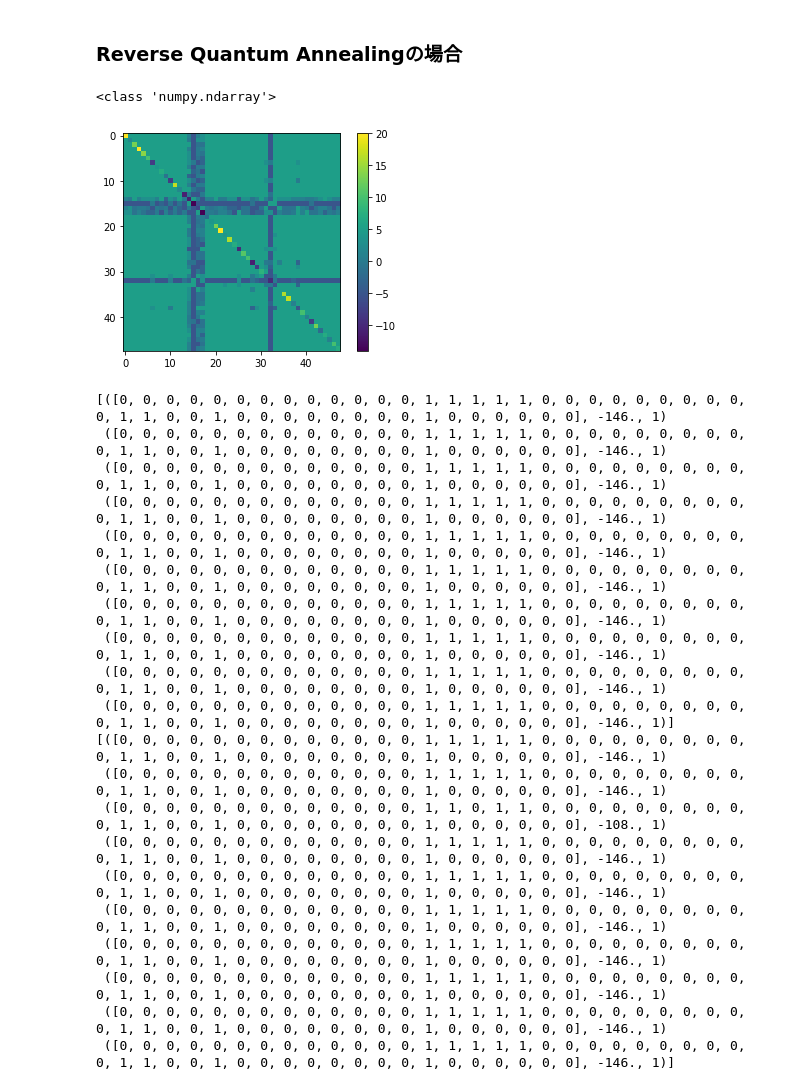
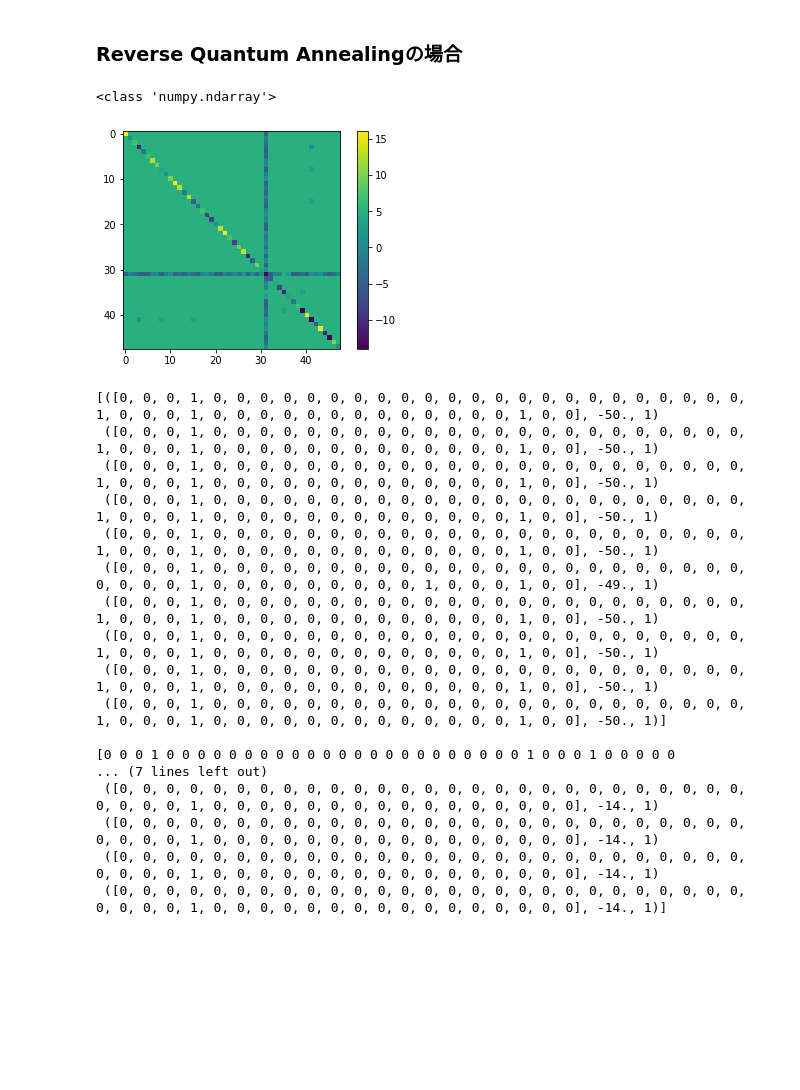
Before and after one commit to OpenJij/OpenJijTutorial, a Jupyter notebook: source/ja/013-ReverseQuantumAnnealing.ipynb, the cells around one changed output. Cells and saved outputs as stored; diff of their text form; code cells hidden in the pictures; blank space fills up the shorter version.

```diff
--- a/source/ja/013-ReverseQuantumAnnealing.ipynb
+++ b/source/ja/013-ReverseQuantumAnnealing.ipynb
@@ -280,26 +287,28 @@ from openjij import SQASampler
 sampler = SQASampler()
 
 NassetsList = [48]#, 30, 36, 42, 48, 54, 60]
+JF = 7.0
 
 for Nassets in NassetsList:
-    Solution = np.full(Nassets, -1)
+
 
     #相関係数などの準備
     Chart = CreateAssets(Nassets)
-    CoeffMat = np.corrcoef(Chart)
+    Chart_pd = pd.DataFrame(Chart).T
+    pairwise_corr = Chart_pd.corr(method='pearson')
     SR_list = list()
     for asset in Chart:
         SR_list.append(CalculateSharpeRatio(asset))
 
     #Bucketの翻訳
     SRBucket(SR_list)
-    CorrelationBucket(CoeffMat)
-
+    CorrelationBucket(pairwise_corr)
+    #print(pairwise_corr)
 
     QUBO = np.random.rand(Nassets**2).reshape(Nassets, Nassets)
     for i in  range(Nassets):
         for j in range(Nassets):
-            QUBO[i][j] = CoeffMat[i][j]
+            QUBO[i][j] = pairwise_corr[i][j]
     for i in range(Nassets):
         QUBO[i][i] = QUBO[i][i] + SR_list[i]
 
@@ -340,69 +349,73 @@ NassetsList = [48]#, 30, 36, 42, 48, 54, 60]
 #plt.plot(t,s)
 #plt.show()
 
-schedule = [
-    [0.0, 0.4, 3],
-    [0.33, 0.1, 3],
-    [0.66, 0.1, 3],
-    [1.0, 1.0, 3]
+schedule0 = [
+    [0.7, 5.0, 5]
+]
+
+schedule1 = [
+    [0.7, 5.0,5],
+    [0.38, 5.0,5],
+    [0.38, 5.0,5],
+    [1.0, 5.0,5]
 ]
 
 for Nassets in NassetsList:
-    Solution = np.full(Nassets, -1)
 
     #相関係数などの準備
     Chart = CreateAssets(Nassets)
-    CoeffMat = np.corrcoef(Chart)
+    Chart_pd = pd.DataFrame(Chart).T
+    pairwise_corr = Chart_pd.corr(method='pearson')
     SR_list = list()
     for asset in Chart:
         SR_list.append(CalculateSharpeRatio(asset))
 
     #Bucketの翻訳
     SRBucket(SR_list)
-    CorrelationBucket(CoeffMat)
+    CorrelationBucket(pairwise_corr)
+    #print(pairwise_corr)
 
 
     QUBO = np.random.rand(Nassets**2).reshape(Nassets, Nassets)
     for i in  range(Nassets):
         for j in range(Nassets):
-            QUBO[i][j] = CoeffMat[i][j]
+            QUBO[i][j] = pairwise_corr[i][j]
     for i in range(Nassets):
         QUBO[i][i] = QUBO[i][i] + SR_list[i]
 
     print(type(QUBO))
     import matplotlib.pyplot as plt
     plt.imshow(QUBO)
     plt.colorbar()
     plt.show()
 
-    sampleset = sampler.sample_qubo(QUBO,num_reads=10)
+    sampleset = sampler.sample_qubo(QUBO,num_reads=10, schedule=schedule0)
     print(sampleset.record)
 
+    print("")
     init_state = sampleset.record[-1][0]
-    sampleset_RQA = sampler.sample_qubo(QUBO,num_reads=10, schedule=schedule, initial_state = init_state)
+    print(init_state)
+    sampleset_RQA = sampler.sample_qubo(QUBO,num_reads=10, schedule=schedule1, initial_state = init_state)
     print(sampleset_RQA.record)
 # %% [output]
 <class 'numpy.ndarray'>
-[figure, old version]
+[figure, new version]
-[([0, 0, 0, 0, 0, 0, 0, 0, 0, 0, 0, 0, 0, 1, 1, 1, 1, 1, 0, 0, 0, 0, 0, 0, 0, 0, 0, 0, 1, 1, 0, 0, 1, 0, 0, 0, 0, 0, 0, 0, 0, 1, 0, 0, 0, 0, 0, 0], -146., 1)
- ([0, 0, 0, 0, 0, 0, 0, 0, 0, 0, 0, 0, 0, 1, 1, 1, 1, 1, 0, 0, 0, 0, 0, 0, 0, 0, 0, 0, 1, 1, 0, 0, 1, 0, 0, 0, 0, 0, 0, 0, 0, 1, 0, 0, 0, 0, 0, 0], -146., 1)
- ([0, 0, 0, 0, 0, 0, 0, 0, 0, 0, 0, 0, 0, 1, 1, 1, 1, 1, 0, 0, 0, 0, 0, 0, 0, 0, 0, 0, 1, 1, 0, 0, 1, 0, 0, 0, 0, 0, 0, 0, 0, 1, 0, 0, 0, 0, 0, 0], -146., 1)
- ([0, 0, 0, 0, 0, 0, 0, 0, 0, 0, 0, 0, 0, 1, 1, 1, 1, 1, 0, 0, 0, 0, 0, 0, 0, 0, 0, 0, 1, 1, 0, 0, 1, 0, 0, 0, 0, 0, 0, 0, 0, 1, 0, 0, 0, 0, 0, 0], -146., 1)
- ([0, 0, 0, 0, 0, 0, 0, 0, 0, 0, 0, 0, 0, 1, 1, 1, 1, 1, 0, 0, 0, 0, 0, 0, 0, 0, 0, 0, 1, 1, 0, 0, 1, 0, 0, 0, 0, 0, 0, 0, 0, 1, 0, 0, 0, 0, 0, 0], -146., 1)
- ([0, 0, 0, 0, 0, 0, 0, 0, 0, 0, 0, 0, 0, 1, 1, 1, 1, 1, 0, 0, 0, 0, 0, 0, 0, 0, 0, 0, 1, 1, 0, 0, 1, 0, 0, 0, 0, 0, 0, 0, 0, 1, 0, 0, 0, 0, 0, 0], -146., 1)
- ([0, 0, 0, 0, 0, 0, 0, 0, 0, 0, 0, 0, 0, 1, 1, 1, 1, 1, 0, 0, 0, 0, 0, 0, 0, 0, 0, 0, 1, 1, 0, 0, 1, 0, 0, 0, 0, 0, 0, 0, 0, 1, 0, 0, 0, 0, 0, 0], -146., 1)
- ([0, 0, 0, 0, 0, 0, 0, 0, 0, 0, 0, 0, 0, 1, 1, 1, 1, 1, 0, 0, 0, 0, 0, 0, 0, 0, 0, 0, 1, 1, 0, 0, 1, 0, 0, 0, 0, 0, 0, 0, 0, 1, 0, 0, 0, 0, 0, 0], -146., 1)
- ([0, 0, 0, 0, 0, 0, 0, 0, 0, 0, 0, 0, 0, 1, 1, 1, 1, 1, 0, 0, 0, 0, 0, 0, 0, 0, 0, 0, 1, 1, 0, 0, 1, 0, 0, 0, 0, 0, 0, 0, 0, 1, 0, 0, 0, 0, 0, 0], -146., 1)
- ([0, 0, 0, 0, 0, 0, 0, 0, 0, 0, 0, 0, 0, 1, 1, 1, 1, 1, 0, 0, 0, 0, 0, 0, 0, 0, 0, 0, 1, 1, 0, 0, 1, 0, 0, 0, 0, 0, 0, 0, 0, 1, 0, 0, 0, 0, 0, 0], -146., 1)]
-[([0, 0, 0, 0, 0, 0, 0, 0, 0, 0, 0, 0, 0, 1, 1, 1, 1, 1, 0, 0, 0, 0, 0, 0, 0, 0, 0, 0, 1, 1, 0, 0, 1, 0, 0, 0, 0, 0, 0, 0, 0, 1, 0, 0, 0, 0, 0, 0], -146., 1)
- ([0, 0, 0, 0, 0, 0, 0, 0, 0, 0, 0, 0, 0, 1, 1, 1, 1, 1, 0, 0, 0, 0, 0, 0, 0, 0, 0, 0, 1, 1, 0, 0, 1, 0, 0, 0, 0, 0, 0, 0, 0, 1, 0, 0, 0, 0, 0, 0], -146., 1)
- ([0, 0, 0, 0, 0, 0, 0, 0, 0, 0, 0, 0, 0, 1, 1, 0, 1, 1, 0, 0, 0, 0, 0, 0, 0, 0, 0, 0, 1, 1, 0, 0, 1, 0, 0, 0, 0, 0, 0, 0, 0, 1, 0, 0, 0, 0, 0, 0], -108., 1)
- ([0, 0, 0, 0, 0, 0, 0, 0, 0, 0, 0, 0, 0, 1, 1, 1, 1, 1, 0, 0, 0, 0, 0, 0, 0, 0, 0, 0, 1, 1, 0, 0, 1, 0, 0, 0, 0, 0, 0, 0, 0, 1, 0, 0, 0, 0, 0, 0], -146., 1)
- ([0, 0, 0, 0, 0, 0, 0, 0, 0, 0, 0, 0, 0, 1, 1, 1, 1, 1, 0, 0, 0, 0, 0, 0, 0, 0, 0, 0, 1, 1, 0, 0, 1, 0, 0, 0, 0, 0, 0, 0, 0, 1, 0, 0, 0, 0, 0, 0], -146., 1)
- ([0, 0, 0, 0, 0, 0, 0, 0, 0, 0, 0, 0, 0, 1, 1, 1, 1, 1, 0, 0, 0, 0, 0, 0, 0, 0, 0, 0, 1, 1, 0, 0, 1, 0, 0, 0, 0, 0, 0, 0, 0, 1, 0, 0, 0, 0, 0, 0], -146., 1)
- ([0, 0, 0, 0, 0, 0, 0, 0, 0, 0, 0, 0, 0, 1, 1, 1, 1, 1, 0, 0, 0, 0, 0, 0, 0, 0, 0, 0, 1, 1, 0, 0, 1, 0, 0, 0, 0, 0, 0, 0, 0, 1, 0, 0, 0, 0, 0, 0], -146., 1)
- ([0, 0, 0, 0, 0, 0, 0, 0, 0, 0, 0, 0, 0, 1, 1, 1, 1, 1, 0, 0, 0, 0, 0, 0, 0, 0, 0, 0, 1, 1, 0, 0, 1, 0, 0, 0, 0, 0, 0, 0, 0, 1, 0, 0, 0, 0, 0, 0], -146., 1)
- ([0, 0, 0, 0, 0, 0, 0, 0, 0, 0, 0, 0, 0, 1, 1, 1, 1, 1, 0, 0, 0, 0, 0, 0, 0, 0, 0, 0, 1, 1, 0, 0, 1, 0, 0, 0, 0, 0, 0, 0, 0, 1, 0, 0, 0, 0, 0, 0], -146., 1)
- ([0, 0, 0, 0, 0, 0, 0, 0, 0, 0, 0, 0, 0, 1, 1, 1, 1, 1, 0, 0, 0, 0, 0, 0, 0, 0, 0, 0, 1, 1, 0, 0, 1, 0, 0, 0, 0, 0, 0, 0, 0, 1, 0, 0, 0, 0, 0, 0], -146., 1)]
+[([0, 0, 0, 1, 0, 0, 0, 0, 0, 0, 0, 0, 0, 0, 0, 0, 0, 0, 0, 0, 0, 0, 0, 0, 0, 0, 0, 1, 0, 0, 0, 1, 0, 0, 0, 0, 0, 0, 0, 0, 0, 0, 0, 0, 0, 1, 0, 0], -50., 1)
+ ([0, 0, 0, 1, 0, 0, 0, 0, 0, 0, 0, 0, 0, 0, 0, 0, 0, 0, 0, 0, 0, 0, 0, 0, 0, 0, 0, 1, 0, 0, 0, 1, 0, 0, 0, 0, 0, 0, 0, 0, 0, 0, 0, 0, 0, 1, 0, 0], -50., 1)
+ ([0, 0, 0, 1, 0, 0, 0, 0, 0, 0, 0, 0, 0, 0, 0, 0, 0, 0, 0, 0, 0, 0, 0, 0, 0, 0, 0, 1, 0, 0, 0, 1, 0, 0, 0, 0, 0, 0, 0, 0, 0, 0, 0, 0, 0, 1, 0, 0], -50., 1)
+ ([0, 0, 0, 1, 0, 0, 0, 0, 0, 0, 0, 0, 0, 0, 0, 0, 0, 0, 0, 0, 0, 0, 0, 0, 0, 0, 0, 1, 0, 0, 0, 1, 0, 0, 0, 0, 0, 0, 0, 0, 0, 0, 0, 0, 0, 1, 0, 0], -50., 1)
+ ([0, 0, 0, 1, 0, 0, 0, 0, 0, 0, 0, 0, 0, 0, 0, 0, 0, 0, 0, 0, 0, 0, 0, 0, 0, 0, 0, 1, 0, 0, 0, 1, 0, 0, 0, 0, 0, 0, 0, 0, 0, 0, 0, 0, 0, 1, 0, 0], -50., 1)
+ ([0, 0, 0, 1, 0, 0, 0, 0, 0, 0, 0, 0, 0, 0, 0, 0, 0, 0, 0, 0, 0, 0, 0, 0, 0, 0, 0, 0, 0, 0, 0, 1, 0, 0, 0, 0, 0, 0, 0, 0, 0, 1, 0, 0, 0, 1, 0, 0], -49., 1)
+ ([0, 0, 0, 1, 0, 0, 0, 0, 0, 0, 0, 0, 0, 0, 0, 0, 0, 0, 0, 0, 0, 0, 0, 0, 0, 0, 0, 1, 0, 0, 0, 1, 0, 0, 0, 0, 0, 0, 0, 0, 0, 0, 0, 0, 0, 1, 0, 0], -50., 1)
+ ([0, 0, 0, 1, 0, 0, 0, 0, 0, 0, 0, 0, 0, 0, 0, 0, 0, 0, 0, 0, 0, 0, 0, 0, 0, 0, 0, 1, 0, 0, 0, 1, 0, 0, 0, 0, 0, 0, 0, 0, 0, 0, 0, 0, 0, 1, 0, 0], -50., 1)
+ ([0, 0, 0, 1, 0, 0, 0, 0, 0, 0, 0, 0, 0, 0, 0, 0, 0, 0, 0, 0, 0, 0, 0, 0, 0, 0, 0, 1, 0, 0, 0, 1, 0, 0, 0, 0, 0, 0, 0, 0, 0, 0, 0, 0, 0, 1, 0, 0], -50., 1)
+ ([0, 0, 0, 1, 0, 0, 0, 0, 0, 0, 0, 0, 0, 0, 0, 0, 0, 0, 0, 0, 0, 0, 0, 0, 0, 0, 0, 1, 0, 0, 0, 1, 0, 0, 0, 0, 0, 0, 0, 0, 0, 0, 0, 0, 0, 1, 0, 0], -50., 1)]
+
+[0 0 0 1 0 0 0 0 0 0 0 0 0 0 0 0 0 0 0 0 0 0 0 0 0 0 0 1 0 0 0 1 0 0 0 0 0
+... (7 lines left out)
+ ([0, 0, 0, 0, 0, 0, 0, 0, 0, 0, 0, 0, 0, 0, 0, 0, 0, 0, 0, 0, 0, 0, 0, 0, 0, 0, 0, 0, 0, 0, 0, 1, 0, 0, 0, 0, 0, 0, 0, 0, 0, 0, 0, 0, 0, 0, 0, 0], -14., 1)
+ ([0, 0, 0, 0, 0, 0, 0, 0, 0, 0, 0, 0, 0, 0, 0, 0, 0, 0, 0, 0, 0, 0, 0, 0, 0, 0, 0, 0, 0, 0, 0, 1, 0, 0, 0, 0, 0, 0, 0, 0, 0, 0, 0, 0, 0, 0, 0, 0], -14., 1)
+ ([0, 0, 0, 0, 0, 0, 0, 0, 0, 0, 0, 0, 0, 0, 0, 0, 0, 0, 0, 0, 0, 0, 0, 0, 0, 0, 0, 0, 0, 0, 0, 1, 0, 0, 0, 0, 0, 0, 0, 0, 0, 0, 0, 0, 0, 0, 0, 0], -14., 1)
+ ([0, 0, 0, 0, 0, 0, 0, 0, 0, 0, 0, 0, 0, 0, 0, 0, 0, 0, 0, 0, 0, 0, 0, 0, 0, 0, 0, 0, 0, 0, 0, 1, 0, 0, 0, 0, 0, 0, 0, 0, 0, 0, 0, 0, 0, 0, 0, 0], -14., 1)]
 # %% [markdown]
 ## 参考文献
```
Also changed, not shown: parts of 9 cells of this notebook.
